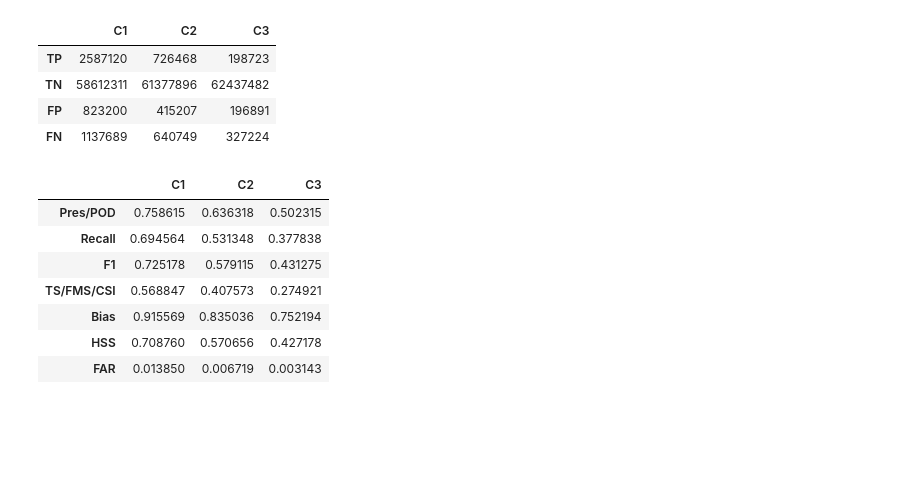
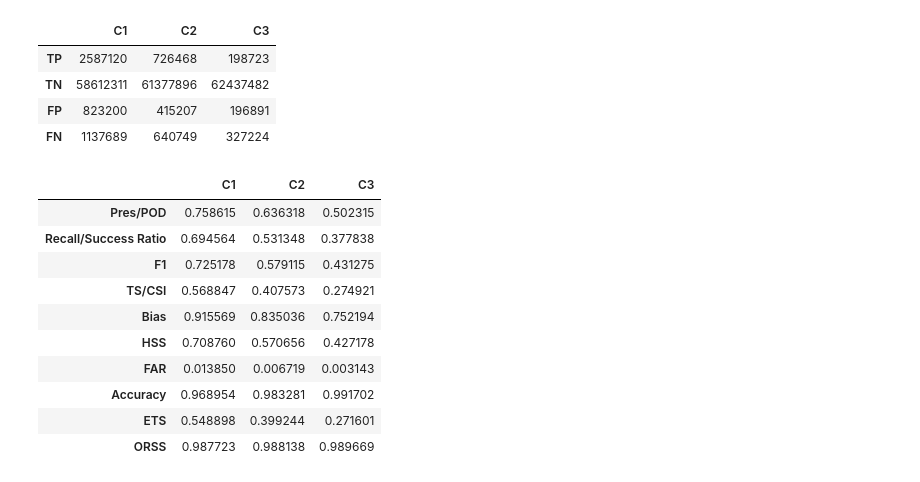
Before and after one commit to DragonZoom/meteonet, a Jupyter notebook: inference.ipynb, the cells around one changed output. Cells and saved outputs as stored; diff of their text form; code cells hidden in the pictures; blank space fills up the shorter version.

```diff
--- a/inference.ipynb
+++ b/inference.ipynb
@@ -180,7 +201,8 @@ pd.DataFrame( dom_stats, columns=['C1','C2','C3'], index=['TP','TN','FP','FN'])
 | FP | 851893 | 424939 | 149744 |
 | FN | 1024998 | 565828 | 326218 |
 # %%
-pd.DataFrame( calculate_scores( dom_stats), columns=['C1','C2','C3'], index=['Pres/POD','Recall','F1','TS/FMS/CSI','Bias','HSS','FAR'])
+score_names = ['Pres/POD','Recall/Success Ratio','F1','TS/CSI','Bias','HSS','FAR','Accuracy', 'ETS', 'ORSS']
+pd.DataFrame( calculate_scores( dom_stats), columns=['C1','C2','C3'], index=score_names)
 # %% [output]
 |  | C1 | C2 | C3 |
 | Pres/POD | 0.760145 | 0.653487 | 0.571515 |
@@ -222,13 +250,16 @@ pd.DataFrame( vinc_stats, columns=['C1','C2','C3'], index=['TP','TN','FP','FN'])
 | FP | 823200 | 415207 | 196891 |
 | FN | 1137689 | 640749 | 327224 |
 # %%
-pd.DataFrame( calculate_scores( vinc_stats), columns=['C1','C2','C3'], index=['Pres/POD','Recall','F1','TS/FMS/CSI','Bias','HSS','FAR'])
+pd.DataFrame( calculate_scores( vinc_stats), columns=['C1','C2','C3'], index=score_names)
 # %% [output]
 |  | C1 | C2 | C3 |
 | Pres/POD | 0.758615 | 0.636318 | 0.502315 |
-| Recall | 0.694564 | 0.531348 | 0.377838 |
+| Recall/Success Ratio | 0.694564 | 0.531348 | 0.377838 |
 | F1 | 0.725178 | 0.579115 | 0.431275 |
-| TS/FMS/CSI | 0.568847 | 0.407573 | 0.274921 |
+| TS/CSI | 0.568847 | 0.407573 | 0.274921 |
 | Bias | 0.915569 | 0.835036 | 0.752194 |
 | HSS | 0.708760 | 0.570656 | 0.427178 |
 | FAR | 0.013850 | 0.006719 | 0.003143 |
+| Accuracy | 0.968954 | 0.983281 | 0.991702 |
+| ETS | 0.548898 | 0.399244 | 0.271601 |
+| ORSS | 0.987723 | 0.988138 | 0.989669 |
```
Also changed, not shown: parts of 5 cells of this notebook, 3 other files.
